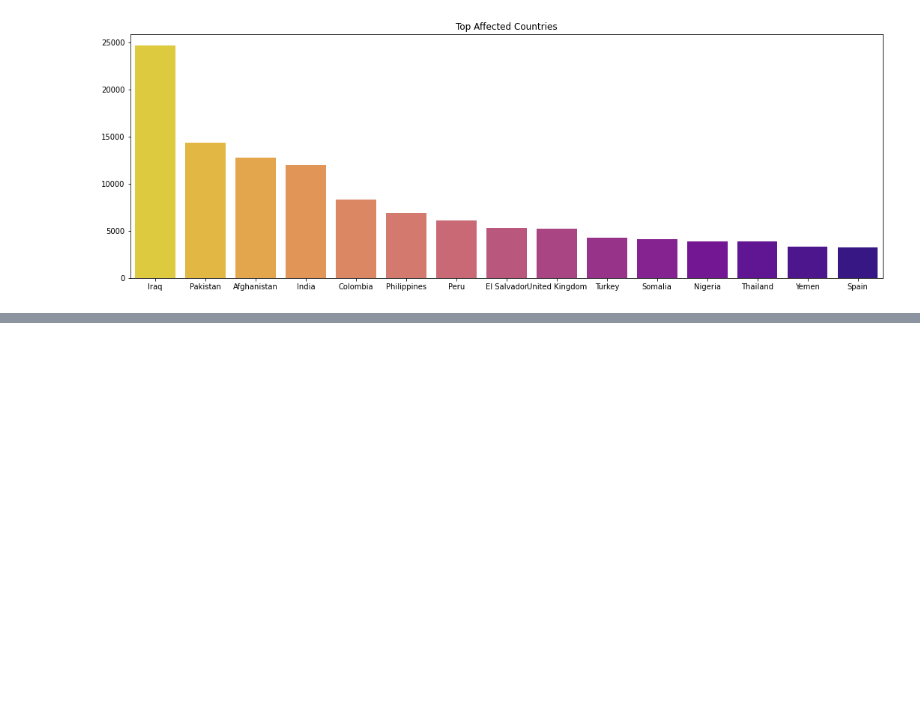
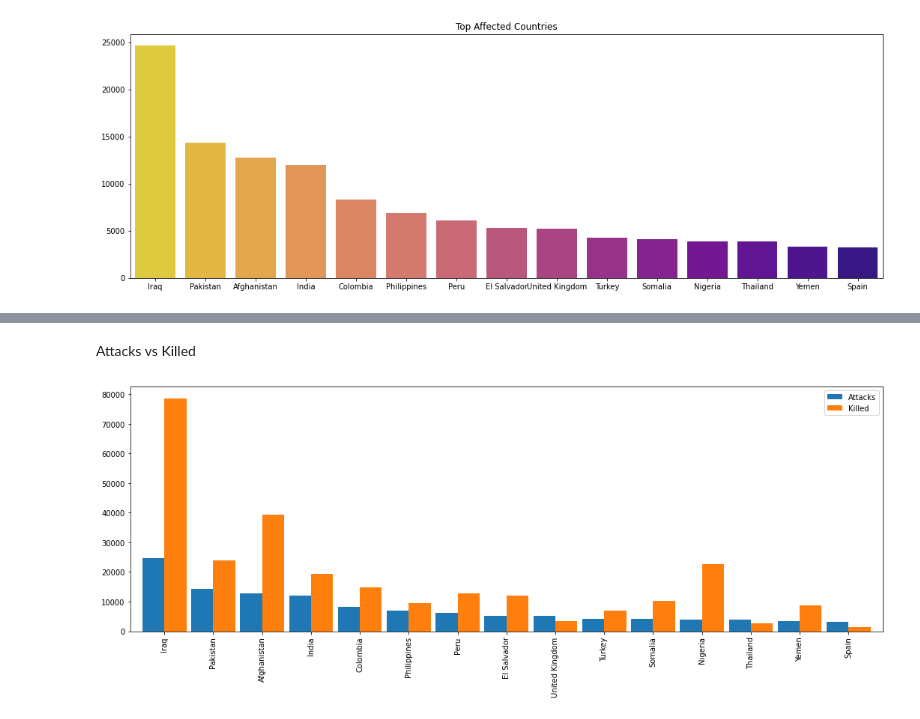
Before and after one commit to pmgumble/Bootstrap-5-Tutorial-Portfolio, a Jupyter notebook: Global_Terrorism_Analysis_Capstone_Project.ipynb, the cells around one changed output, grey strips where cells are left out. Cells and saved outputs as stored; diff of their text form; code cells hidden in the pictures; blank space fills up the shorter version.

```diff
--- a/Global_Terrorism_Analysis_Capstone_Project.ipynb
+++ b/Global_Terrorism_Analysis_Capstone_Project.ipynb
@@ -374,0 +400,12 @@ plt.show()
+# %% [markdown]
+Attacks vs Killed
+# %%
+coun_terror=Terror['Country'].value_counts()[:15].to_frame()
+coun_terror.columns=['Attacks']
+coun_kill=df.groupby('Country')['Killed'].sum().to_frame()
+coun_terror.merge(coun_kill,left_index=True,right_index=True,how='left').plot.bar(width=0.9)
+fig=plt.gcf()
+fig.set_size_inches(18,6)
+plt.show()
+# %% [output]
+[figure, added]
```
Also changed, not shown: parts of 6 cells of this notebook.
